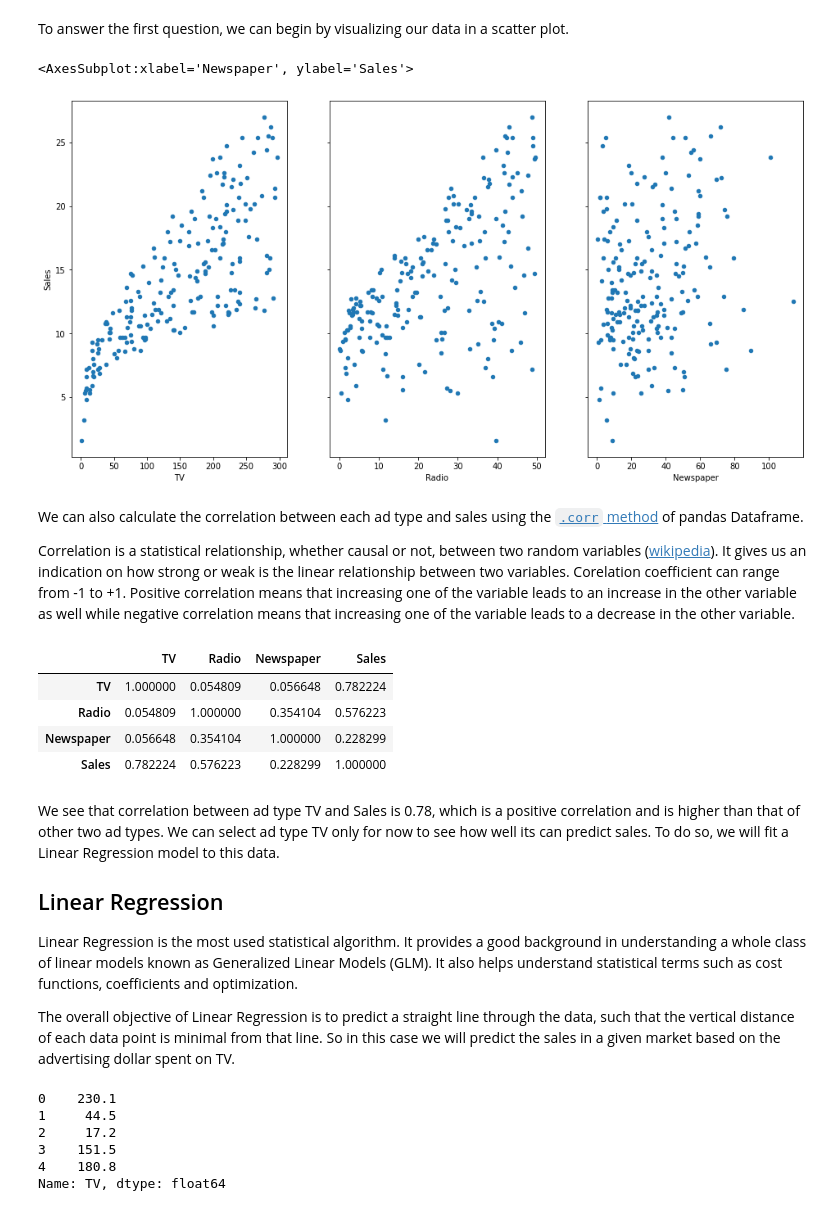
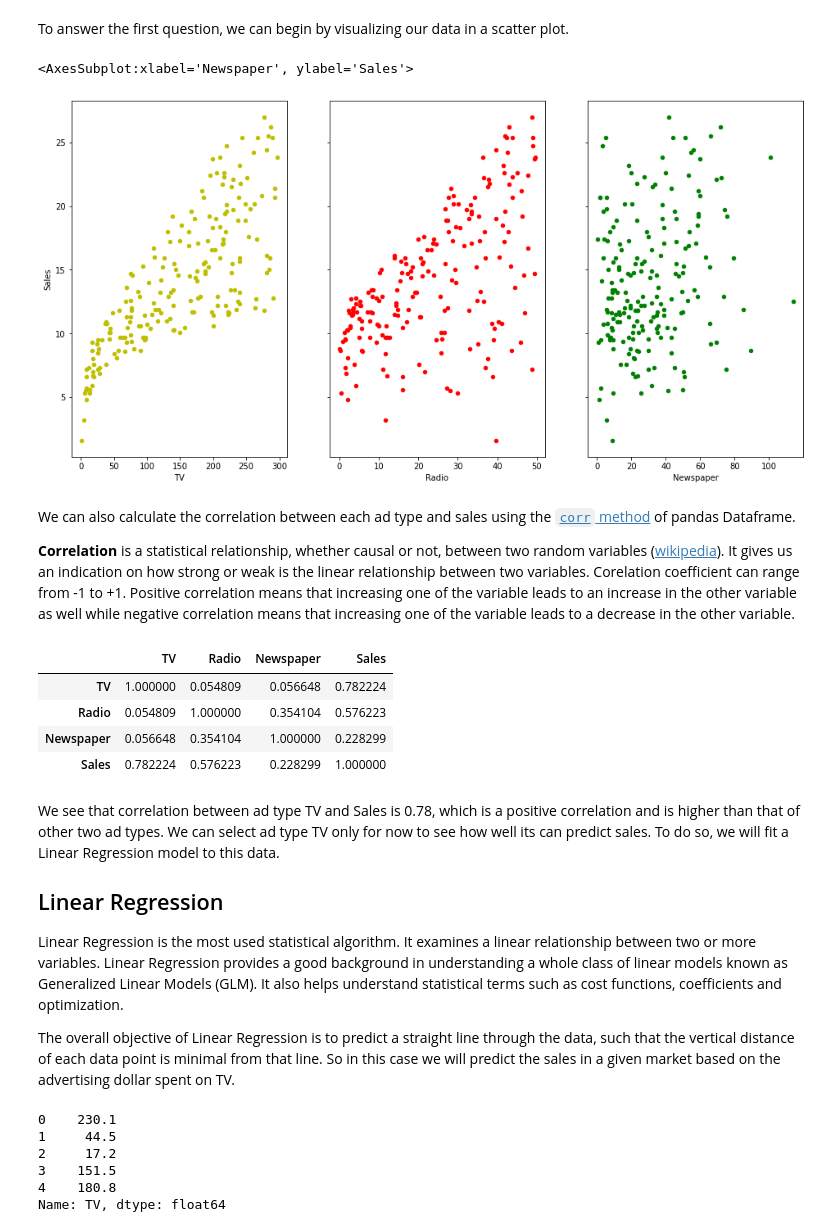
Before and after one commit to tdmdal/sklearn-workshop, a Jupyter notebook: docs/intro-to-sklearn.ipynb, the cells around one changed output. Cells and saved outputs as stored; diff of their text form; code cells hidden in the pictures.

```diff
--- a/docs/intro-to-sklearn.ipynb
+++ b/docs/intro-to-sklearn.ipynb
@@ -44,16 +44,16 @@ To answer the first question, we can begin by visualizing our data in a scatter
 # %%
 # visualize the relationship between the features and the response using scatterplots
 fig, axes = plt.subplots(1, 3, sharey=True)
-data.plot(kind='scatter', x='TV', y='Sales', ax=axes[0], figsize=(16, 8))
-data.plot(kind='scatter', x='Radio', y='Sales', ax=axes[1])
-data.plot(kind='scatter', x='Newspaper', y='Sales', ax=axes[2])
+data.plot(kind='scatter', x='TV', y='Sales', ax=axes[0], figsize=(16, 8), c='y')
+data.plot(kind='scatter', x='Radio', y='Sales', ax=axes[1], c='r')
+data.plot(kind='scatter', x='Newspaper', y='Sales', ax=axes[2], c='g')
 # %% [output]
 <AxesSubplot:xlabel='Newspaper', ylabel='Sales'>
-[figure, old version]
+[figure, new version]
 # %% [markdown]
-We can also calculate the correlation between each ad type and sales using the [`.corr` method](https://pandas.pydata.org/docs/reference/api/pandas.DataFrame.corr.html) of pandas Dataframe.
+We can also calculate the correlation between each ad type and sales using the [`corr` method](https://pandas.pydata.org/docs/reference/api/pandas.DataFrame.corr.html) of pandas Dataframe.
 
-Correlation is a statistical relationship, whether causal or not, between two random variables ([wikipedia](https://en.wikipedia.org/wiki/Correlation)). It gives us an indication on how strong or weak is the linear relationship between two variables. Corelation coefficient can range from -1 to +1. Positive correlation means that increasing one of the variable leads to an increase in the other variable as well while negative correlation means that increasing one of the variable leads to a decrease in the other variable.
+__Correlation__ is a statistical relationship, whether causal or not, between two random variables ([wikipedia](https://en.wikipedia.org/wiki/Correlation)). It gives us an indication on how strong or weak is the linear relationship between two variables. Corelation coefficient can range from -1 to +1. Positive correlation means that increasing one of the variable leads to an increase in the other variable as well while negative correlation means that increasing one of the variable leads to a decrease in the other variable.
 # %%
 data.corr()
 # %% [output]
@@ -67,7 +67,7 @@ We see that correlation between ad type TV and Sales is 0.78, which is a positiv
 
 ## Linear Regression
 
-Linear Regression is the most used statistical algorithm. It provides a good background in understanding a whole class of linear models known as Generalized Linear Models (GLM). It also helps understand statistical terms such as cost functions, coefficients and optimization.
+Linear Regression is the most used statistical algorithm. It examines a linear relationship between two or more variables. Linear Regression provides a good background in understanding a whole class of linear models known as Generalized Linear Models (GLM). It also helps understand statistical terms such as cost functions, coefficients and optimization.
 
 The overall objective of Linear Regression is to predict a straight line through the data, such that the vertical distance of each data point is minimal from that line. So in this case we will predict the sales in a given market based on the advertising dollar spent on TV.
 # %%
```
Also changed, not shown: parts of 23 cells of this notebook, 2 other files.
